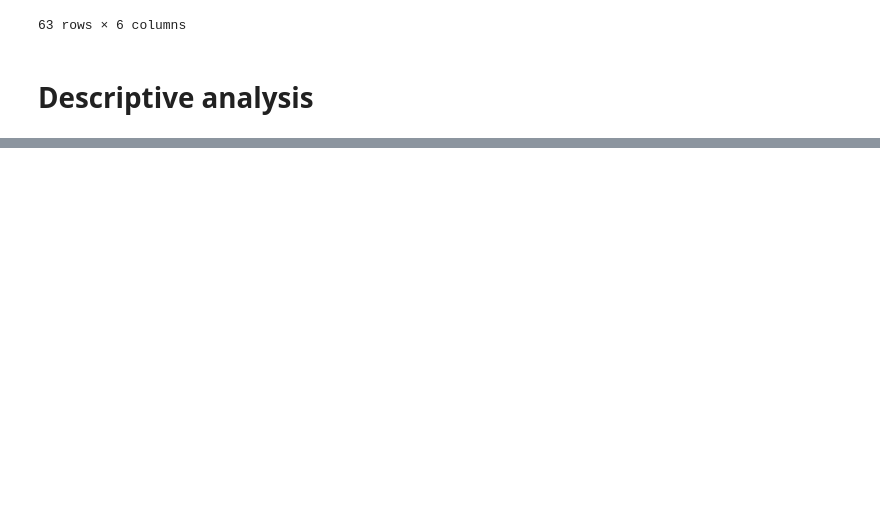
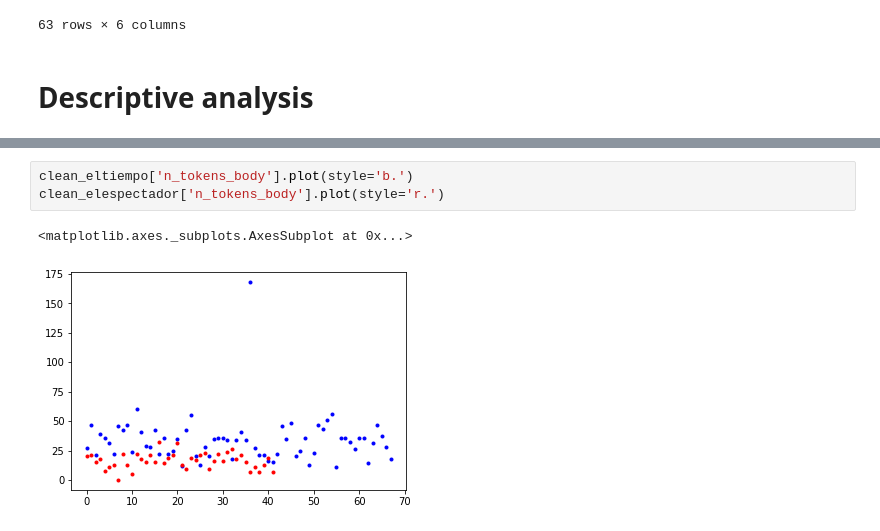
Before and after one commit to cristian-rincon/data-eng-1, a Jupyter notebook: Introduction-to-pandas.ipynb, the cells around one changed output, grey strips where cells are left out. Drawn from its saved outputs; the diff is of its cells as text; blank space fills up the shorter version.

```diff
--- a/Introduction-to-pandas.ipynb
+++ b/Introduction-to-pandas.ipynb
@@ -380,0 +420,6 @@ csv_test_et
+# %%
+clean_eltiempo['n_tokens_body'].plot(style='b.')
+clean_elespectador['n_tokens_body'].plot(style='r.')
+# %% [output]
+<matplotlib.axes._subplots.AxesSubplot at 0x...>
+[figure, added]
```
Also changed, not shown: parts of 9 cells of this notebook, 5 other files.
